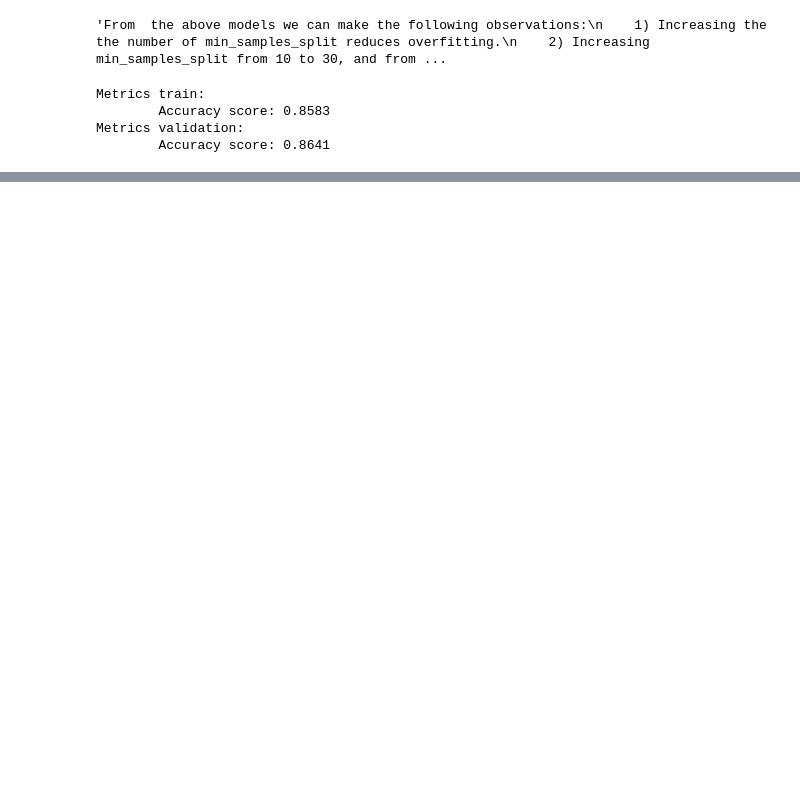
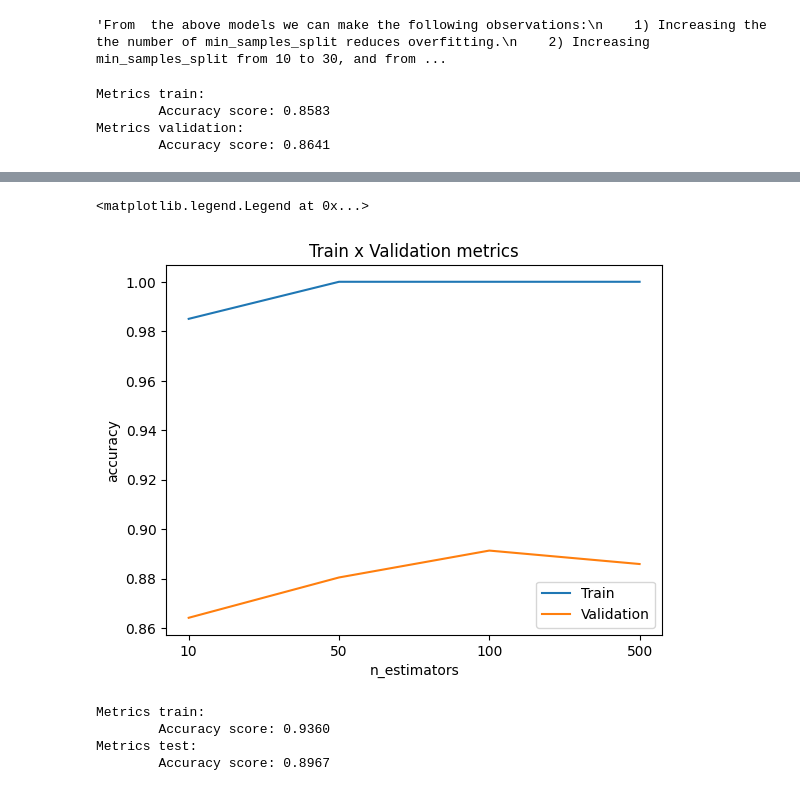
Before and after one commit to Arnav6508/Cardiovascular-Disease-Prediction, a Jupyter notebook: cardiovascular-disease-prediction.ipynb, the cells around one changed output, grey strips where cells are left out. Cells and saved outputs as stored; diff of their text form; code cells hidden in the pictures; blank space fills up the shorter version.

```diff
--- a/cardiovascular-disease-prediction.ipynb
+++ b/cardiovascular-disease-prediction.ipynb
@@ -156,0 +220,25 @@ Metrics validation:
+# %%
+n_estimators_list = [10,50,100,500]
+accuracy_list_train = []
+accuracy_list_val = []
+for n_estimators in n_estimators_list:
+    # You can fit the model at the same time you define it, because the fit function returns the fitted estimator.
+    model = RandomForestClassifier(n_estimators = n_estimators,
+                                   random_state = RANDOM_STATE).fit(X_train,y_train)
+    predictions_train = model.predict(X_train) ## The predicted values for the train dataset
+    predictions_val = model.predict(X_val) ## The predicted values for the test dataset
+    accuracy_train = accuracy_score(predictions_train,y_train)
+    accuracy_val = accuracy_score(predictions_val,y_val)
+    accuracy_list_train.append(accuracy_train)
+    accuracy_list_val.append(accuracy_val)
+
+plt.title('Train x Validation metrics')
+plt.xlabel('n_estimators')
+plt.ylabel('accuracy')
+plt.xticks(ticks = range(len(n_estimators_list )),labels=n_estimators_list)
+plt.plot(accuracy_list_train)
+plt.plot(accuracy_list_val)
+plt.legend(['Train','Validation'])
+# %% [output]
+<matplotlib.legend.Legend at 0x...>
+[figure, added]
@@ -156,0 +247,10 @@ Metrics validation:
+# %%
+random_forest_model = RandomForestClassifier(n_estimators = 100,
+                                             max_depth = 16,
+                                             min_samples_split = 10).fit(X_train,y_train)
+print(f"Metrics train:\n\tAccuracy score: {accuracy_score(random_forest_model.predict(X_train),y_train):.4f}\nMetrics test:\n\tAccuracy score: {accuracy_score(random_forest_model.predict(X_val),y_val):.4f}")
+# %% [output]
+Metrics train:
+        Accuracy score: 0.9360
+Metrics test:
+        Accuracy score: 0.8967
```
Also changed, not shown: parts of 13 cells of this notebook.
